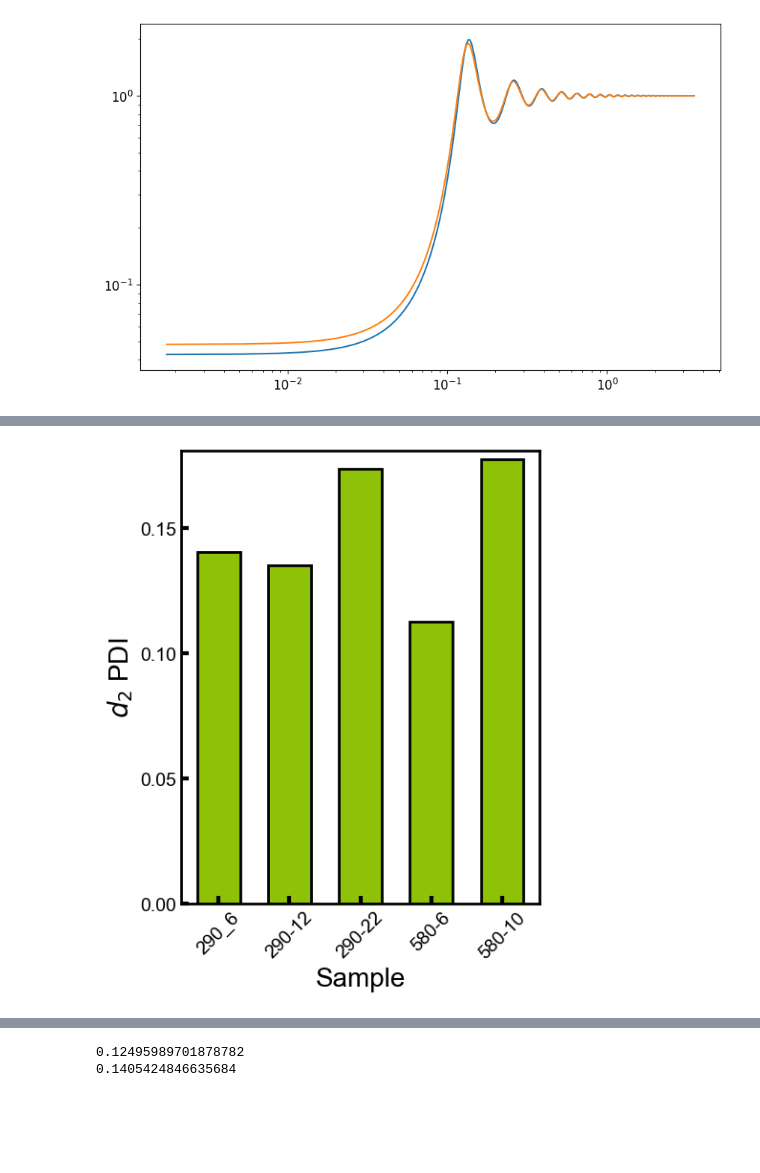
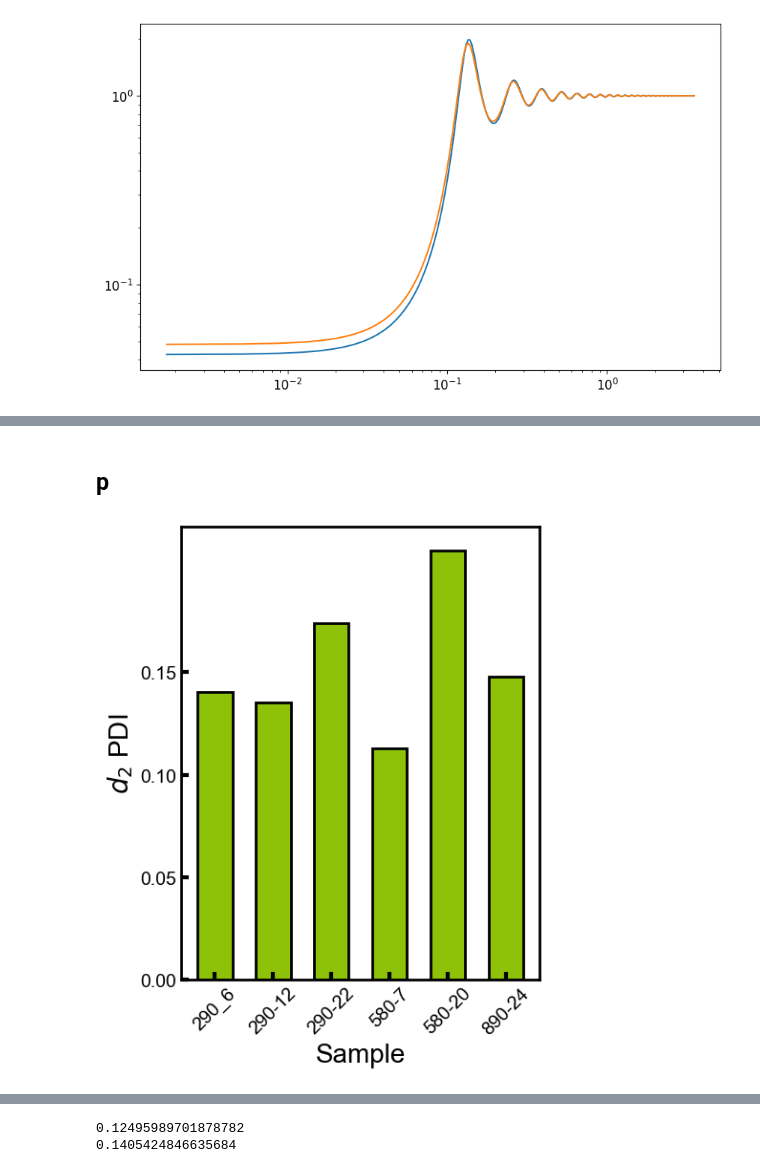
Before and after one commit to Akmalumarov/X_Ray_Scattering_Analysis, a Jupyter notebook: projects/Brushes/PEG_PNIPAM_crystallization/PEG_PNIPAM_cryst.ipynb, the cells around one changed output, grey strips where cells are left out. Saved outputs shown, nothing was run; the diff lists cells and outputs as text; code cells hidden in the pictures; blank space fills up the shorter version.

```diff
--- a/projects/Brushes/PEG_PNIPAM_crystallization/PEG_PNIPAM_cryst.ipynb
+++ b/projects/Brushes/PEG_PNIPAM_crystallization/PEG_PNIPAM_cryst.ipynb
@@ -887,0 +1136,36 @@ array([1.91408665e-07, 1.61352627e+01, 1.35069172e-01, 4.77647649e-03])
+# %%
+fig, ax = plt.subplots(figsize=(5, 5))
+ax.set_position([0.15, 0.11, 0.75, 0.79])  # [left, bottom, width, height]
+
+q, I = average_1d_SAXS(Exp292_24_15C, [7,8,9,10,12,13])
+I_melt = (I-0.009)/5000
+# ax.plot(q, I_melt, linewidth=linewidth, color=grey_color)
+q, I = average_1d_SAXS(Exp292_24_15C, [i for i in range(52, 62)])
+ax.plot(q, (I/30000 + I_melt)*1e4, linewidth=linewidth, color='#007500')
+
+
+# ax.set_xscale('log')
+# ax.set_yscale('log')
+ax.set_xlabel(r'q / nm$^{-1}$', fontsize=20, fontfamily='Arial')
+ax.set_ylabel(r'Intensity / a.u.', fontsize=20, fontfamily='Arial')
+
+ax.set_xlim(1, 2.8)
+ax.set_ylim(1.5e-2, 2.5e-2)
+
+# Легенда
+ax.legend(fontsize=14, frameon=False, fancybox=False, shadow=False)
+
+# Утолщенные рамки
+for axis in ['top','bottom','left','right']:
+    ax.spines[axis].set_linewidth(2)
+
+# Настройка tick parameters
+ax.tick_params(axis="both", which='major', direction="in", width=3, length=5, labelsize=16)
+ax.tick_params(axis="both", which='minor', direction="in", width=2, length=3, labelsize=16)
+
+# Убедимся, что все tick labels используют Arial
+for tick in ax.get_xticklabels():
+    tick.set_fontfamily('Arial')
+for tick in ax.get_yticklabels():
+    tick.set_fontfamily('Arial')
+plt.savefig(r'E:\PEG_PNIPAM crystallization\Figures\scheme_v1.png', dpi=300, bbox_inches='tight', transparent=True)
@@ -887,0 +1175,2 @@ array([1.91408665e-07, 1.61352627e+01, 1.35069172e-01, 4.77647649e-03])
+# %% [markdown]
+## p
@@ -889,9 +1181,9 @@ array([1.91408665e-07, 1.61352627e+01, 1.35069172e-01, 4.77647649e-03])
 import matplotlib.pyplot as plt
 import numpy as np
 
-sample = ['290_6', '290-12', '290-22', '580-6', '580-10']
-p_cryst = [0.12495989701878782, 0.11426603230838693, 0.15278871115007955, 0.10929041461585562, 0.1392453510025798]
-p_melt = [0.1405424846635684, 0.1350691716789176, 0.17380347782563912, 0.11264095553365082, 0.1776951616832342]
+sample = ['290_6', '290-12', '290-22', '580-7', '580-20', '890-24']
+p_cryst = [0.12495989701878782, 0.11426603230838693, 0.15278871115007955, 0.10929041461585562, 0.2024268723222125, 0.13997649507002208 ]
+p_melt = [0.1405424846635684, 0.1350691716789176, 0.17380347782563912,0.11264095553365082, 0.20920846271344354, 0.14798649664742544]
 
 
 fig, ax = plt.subplots(figsize=(5, 6))
@@ -907,35 +1199,35 @@ ax.set_position([0.15, 0.11, 0.75, 0.79])  # [left, bottom, width, height]
 # Bar plot
 bars = ax.bar(sample, p_melt, color='#8EC209', edgecolor='black', linewidth=2, width=0.6)
 
 # Labels
 ax.set_xlabel('Sample', fontsize=20, fontfamily='Arial')
 ax.set_ylabel('$d_2$ PDI', fontsize=20, fontfamily='Arial')
 
 # Y-axis как на I(q) графике
-ax.set_ylim(0, 0.181)
+ax.set_ylim(0, 0.221)
 
 # Толстые рамки
 for axis in ['top', 'bottom', 'left', 'right']:
     ax.spines[axis].set_linewidth(2)
 
 # Tick parameters
 ax.tick_params(axis="both", which='both', direction="in", width=3, length=6, labelsize=14)
 ax.tick_params(axis='x', rotation=45)
 ax.set_yticks([0, 0.05, 0.1, 0.15])
 
 # Arial font
 for tick in ax.get_xticklabels():
     tick.set_fontfamily('Arial')
 for tick in ax.get_yticklabels():
     tick.set_fontfamily('Arial')
 
 # ВАЖНО: НЕ используем tight_layout(), чтобы геометрия не сбилась
 # plt.tight_layout()  # закомментировано!
 
 plt.savefig(r'E:\PEG_PNIPAM crystallization\Figures\Fig_Melt_histogram.png', dpi=300, bbox_inches='tight', transparent=True)
 plt.show()
 # %% [output]
-[figure, old version]
+[figure, new version]
 # %%
 import matplotlib.pyplot as plt
 import numpy as np
```
Also changed, not shown: parts of 46 cells of this notebook, 2 other files.
